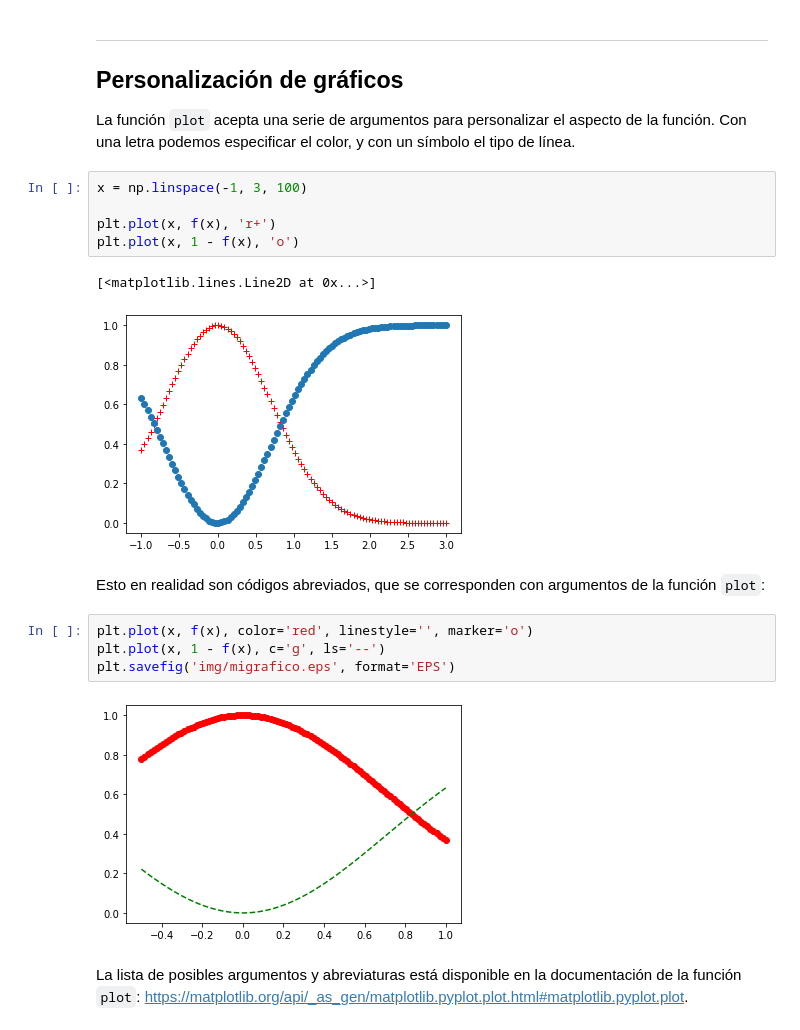
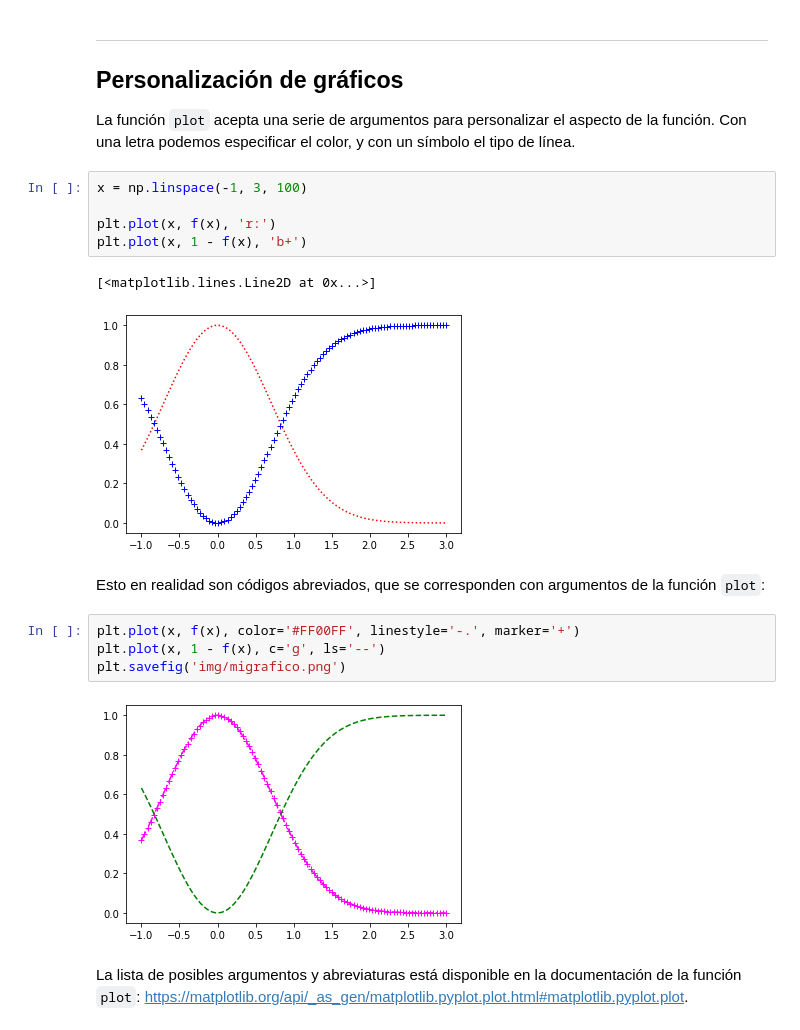
Before and after one commit to J-Arrieta/computacion_cientifica, a Jupyter notebook: CC2.04_Visualizacion-Matplotlib.ipynb, the cells around one changed output. Saved outputs shown, nothing was run; the diff lists cells and outputs as text.

```diff
--- a/CC2.04_Visualizacion-Matplotlib.ipynb
+++ b/CC2.04_Visualizacion-Matplotlib.ipynb
@@ -144,19 +144,19 @@ La función `plot` acepta una serie de argumentos para personalizar el aspecto d
 # %%
 x = np.linspace(-1, 3, 100)
 
-plt.plot(x, f(x), 'r+')
-plt.plot(x, 1 - f(x), 'o')
+plt.plot(x, f(x), 'r:')
+plt.plot(x, 1 - f(x), 'b+')
 # %% [output]
 [<matplotlib.lines.Line2D at 0x...>]
-[figure, old version]
+[figure, new version]
 # %% [markdown]
 Esto en realidad son códigos abreviados, que se corresponden con argumentos de la función `plot`:
 # %%
-plt.plot(x, f(x), color='red', linestyle='', marker='o')
+plt.plot(x, f(x), color='#FF00FF', linestyle='-.', marker='+')
 plt.plot(x, 1 - f(x), c='g', ls='--')
-plt.savefig('img/migrafico.eps', format='EPS')
+plt.savefig('img/migrafico.png')
 # %% [output]
-[figure, old version]
+[figure, new version]
 # %% [markdown]
 La lista de posibles argumentos y abreviaturas está disponible en la documentación de la función `plot`: https://matplotlib.org/api/_as_gen/matplotlib.pyplot.plot.html#matplotlib.pyplot.plot.
 # %%
```
Also changed, not shown: parts of 3 cells of this notebook.
